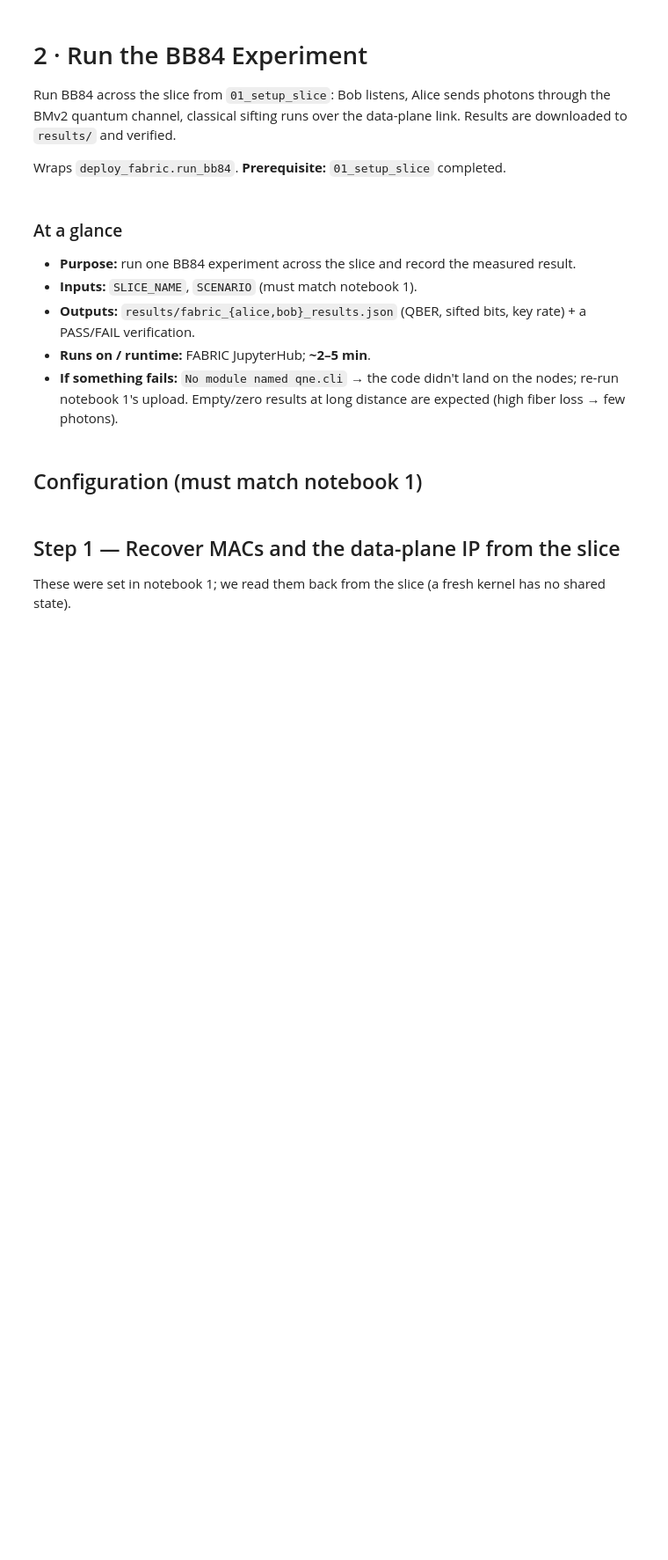
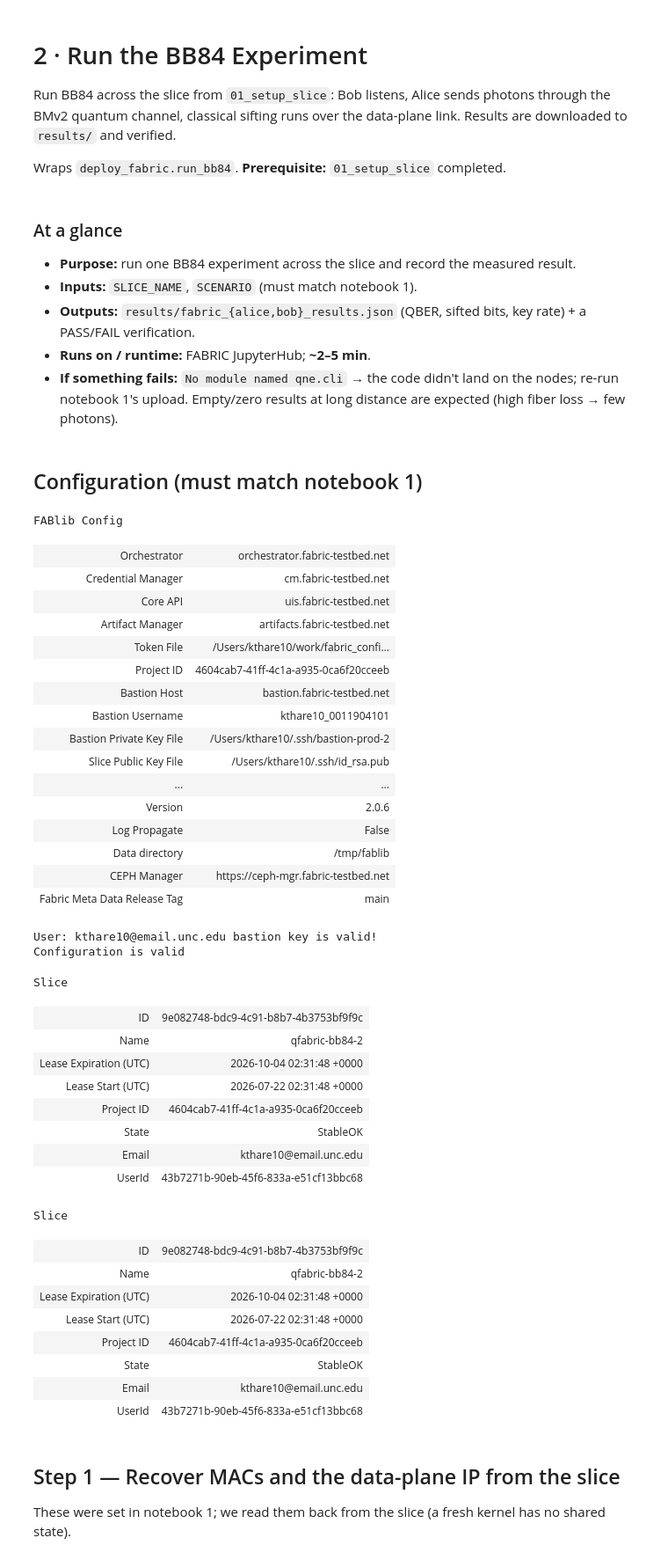
Before and after one commit to kthare10/qfabric, a Jupyter notebook: notebooks/fabric/02_run_experiment.ipynb, the cells around one changed output. Shown at 88% size. Drawn from its saved outputs; the diff is of its cells as text; code cells hidden in the pictures; blank space fills up the shorter version.

```diff
--- a/notebooks/fabric/02_run_experiment.ipynb
+++ b/notebooks/fabric/02_run_experiment.ipynb
@@ -21,19 +21,57 @@ SCENARIO   = 'validation/scenarios/fabric_1km.yml'
 # %%
 import sys
 from pathlib import Path
 
-PROJECT_DIR = Path.cwd().parent if Path.cwd().name == 'notebooks' else Path.cwd()
+PROJECT_DIR = next(p for p in [Path.cwd(), *Path.cwd().parents] if (p / 'qne').is_dir())
 sys.path.insert(0, str(PROJECT_DIR))
 sys.path.insert(0, str(PROJECT_DIR / 'scripts'))
 
 # deploy_fabric.py holds the tested provisioning/run logic; the notebooks are
 # thin wrappers around it so there is a single source of truth.
 import deploy_fabric as df
 from qne.config import ScenarioConfig
 
 fablib = df.get_fablib()
 slice_obj = fablib.get_slice(name=SLICE_NAME)
 slice_obj.show()
+# %% [output]
+FABlib Config
+| Orchestrator | orchestrator.fabric-testbed.net |
+| Credential Manager | cm.fabric-testbed.net |
+| Core API | uis.fabric-testbed.net |
+| Artifact Manager | artifacts.fabric-testbed.net |
+| Token File | /Users/kthare10/work/fabric_confi... |
+| Project ID | 4604cab7-41ff-4c1a-a935-0ca6f20cceeb |
+| Bastion Host | bastion.fabric-testbed.net |
+| Bastion Username | kthare10_0011904101 |
+| Bastion Private Key File | /Users/kthare10/.ssh/bastion-prod-2 |
+| Slice Public Key File | /Users/kthare10/.ssh/id_rsa.pub |
+| ... | ... |
+| Version | 2.0.6 |
+| Log Propagate | False |
+| Data directory | /tmp/fablib |
+| CEPH Manager | https://ceph-mgr.fabric-testbed.net |
+| Fabric Meta Data Release Tag | main |
+User: kthare10@email.unc.edu bastion key is valid!
+Configuration is valid
+Slice
+| ID | 9e082748-bdc9-4c91-b8b7-4b3753bf9f9c |
+| Name | qfabric-bb84-2 |
+| Lease Expiration (UTC) | 2026-10-04 02:31:48 +0000 |
+| Lease Start (UTC) | 2026-07-22 02:31:48 +0000 |
+| Project ID | 4604cab7-41ff-4c1a-a935-0ca6f20cceeb |
+| State | StableOK |
+| Email | kthare10@email.unc.edu |
+| UserId | 43b7271b-90eb-45f6-833a-e51cf13bbc68 |
+Slice
+| ID | 9e082748-bdc9-4c91-b8b7-4b3753bf9f9c |
+| Name | qfabric-bb84-2 |
+| Lease Expiration (UTC) | 2026-10-04 02:31:48 +0000 |
+| Lease Start (UTC) | 2026-07-22 02:31:48 +0000 |
+| Project ID | 4604cab7-41ff-4c1a-a935-0ca6f20cceeb |
+| State | StableOK |
+| Email | kthare10@email.unc.edu |
+| UserId | 43b7271b-90eb-45f6-833a-e51cf13bbc68 |
 # %% [markdown]
 ## Step 1 — Recover MACs and the data-plane IP from the slice
 These were set in notebook 1; we read them back from the slice (a fresh kernel has no shared state).
```
Also changed, not shown: parts of 1 cell of this notebook, 18 other files.
